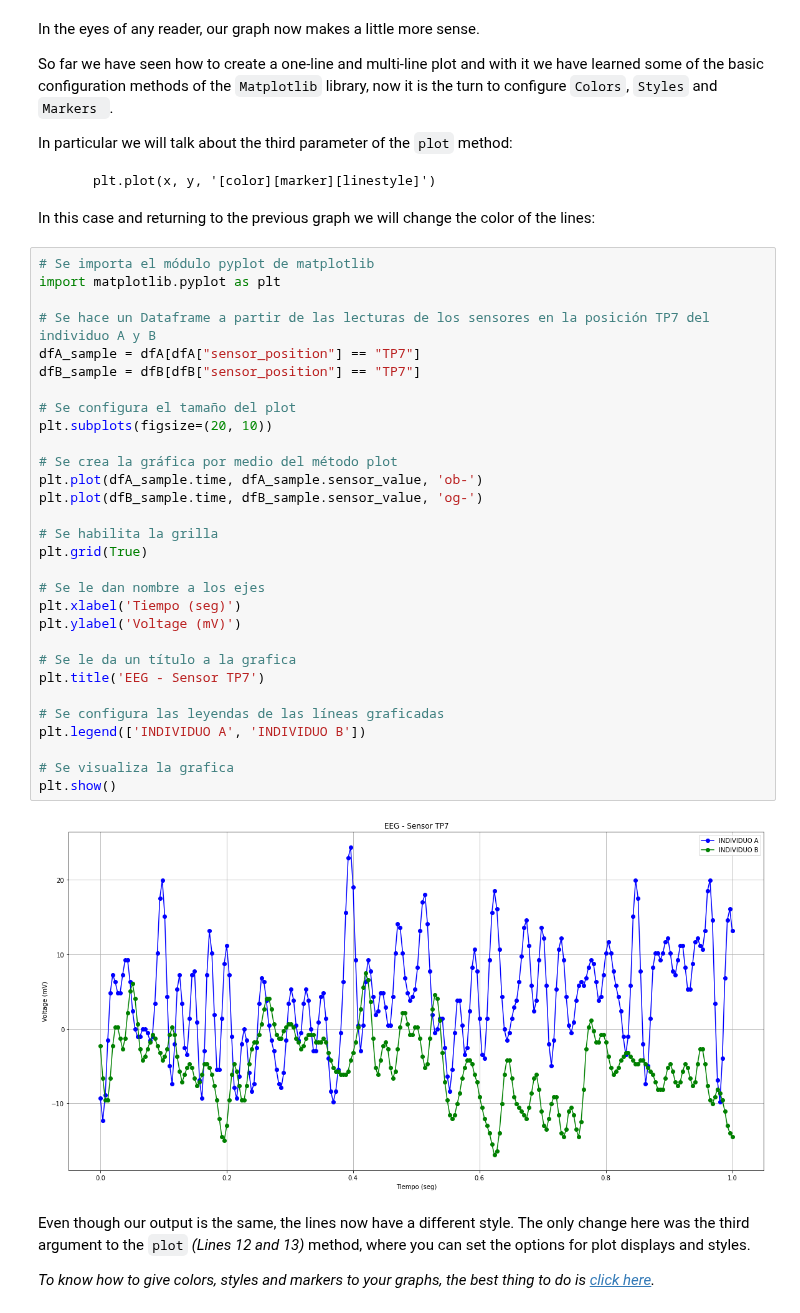
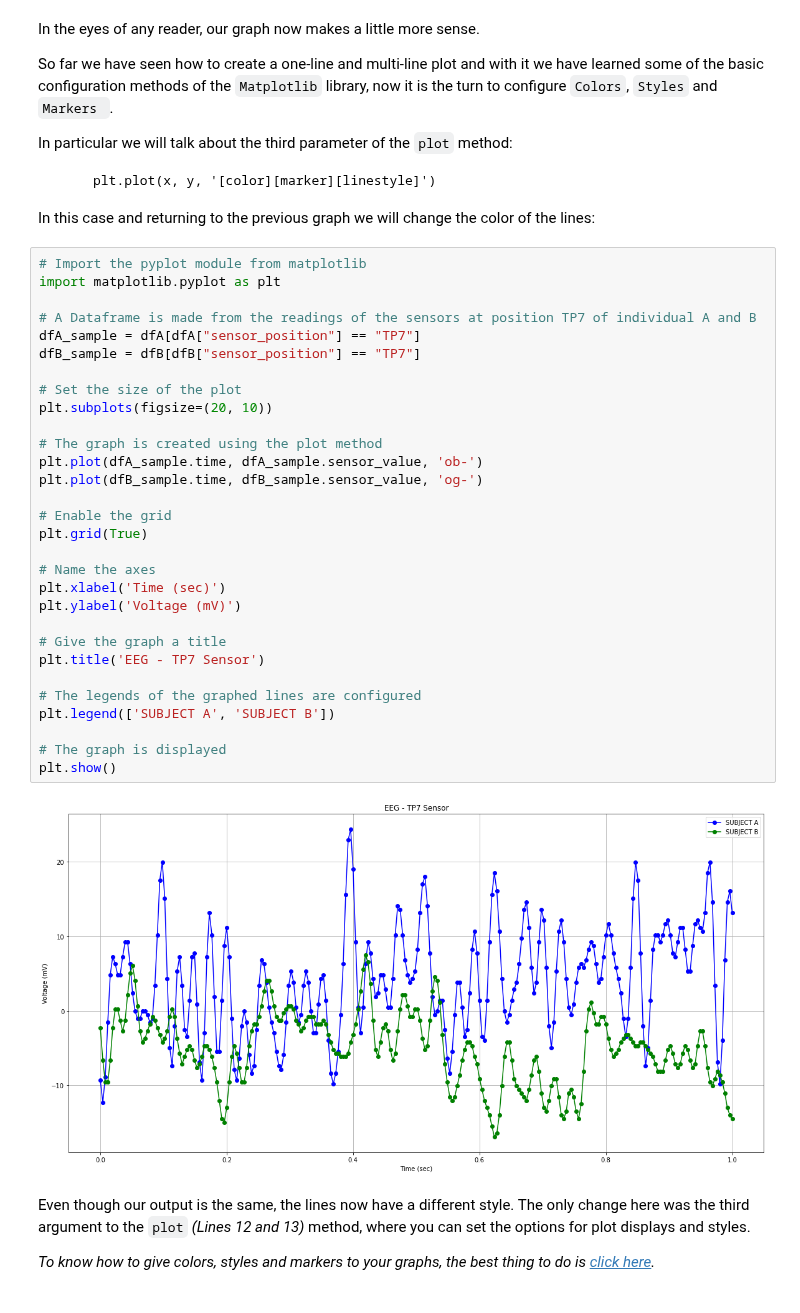
Before and after one commit to ramirezlab/CHEMO, a Jupyter notebook: 2_PART_TWO/2.2_DataVisualization.en.ipynb, the cells around one changed output. Cells and saved outputs as stored; diff of their text form.

```diff
--- a/2_PART_TWO/2.2_DataVisualization.en.ipynb
+++ b/2_PART_TWO/2.2_DataVisualization.en.ipynb
@@ -224,37 +225,37 @@ In particular we will talk about the third parameter of the `plot` method:
 
 In this case and returning to the previous graph we will change the color of the lines:
 # %%
-# Se importa el módulo pyplot de matplotlib
+# Import the pyplot module from matplotlib
 import matplotlib.pyplot as plt
 
-# Se hace un Dataframe a partir de las lecturas de los sensores en la posición TP7 del individuo A y B
+# A Dataframe is made from the readings of the sensors at position TP7 of individual A and B
 dfA_sample = dfA[dfA["sensor_position"] == "TP7"]
 dfB_sample = dfB[dfB["sensor_position"] == "TP7"]
 
-# Se configura el tamaño del plot
+# Set the size of the plot
 plt.subplots(figsize=(20, 10))
 
-# Se crea la gráfica por medio del método plot
+# The graph is created using the plot method
 plt.plot(dfA_sample.time, dfA_sample.sensor_value, 'ob-')
 plt.plot(dfB_sample.time, dfB_sample.sensor_value, 'og-')
 
-# Se habilita la grilla
+# Enable the grid
 plt.grid(True)
 
-# Se le dan nombre a los ejes
-plt.xlabel('Tiempo (seg)')
+# Name the axes
+plt.xlabel('Time (sec)')
 plt.ylabel('Voltage (mV)')
 
-# Se le da un título a la grafica
-plt.title('EEG - Sensor TP7')
+# Give the graph a title
+plt.title('EEG - TP7 Sensor')
 
-# Se configura las leyendas de las líneas graficadas
-plt.legend(['INDIVIDUO A', 'INDIVIDUO B'])
+# The legends of the graphed lines are configured
+plt.legend(['SUBJECT A', 'SUBJECT B'])
 
-# Se visualiza la grafica
+# The graph is displayed
 plt.show()
 # %% [output]
-[figure, old version]
+[figure, new version]
 # %% [markdown]
 Even though our output is the same, the lines now have a different style. The only change here was the third argument to the `plot` *(Lines 12 and 13)* method, where you can set the options for plot displays and styles.
 
```
Also changed, not shown: parts of 8 cells of this notebook, 6 other files.
